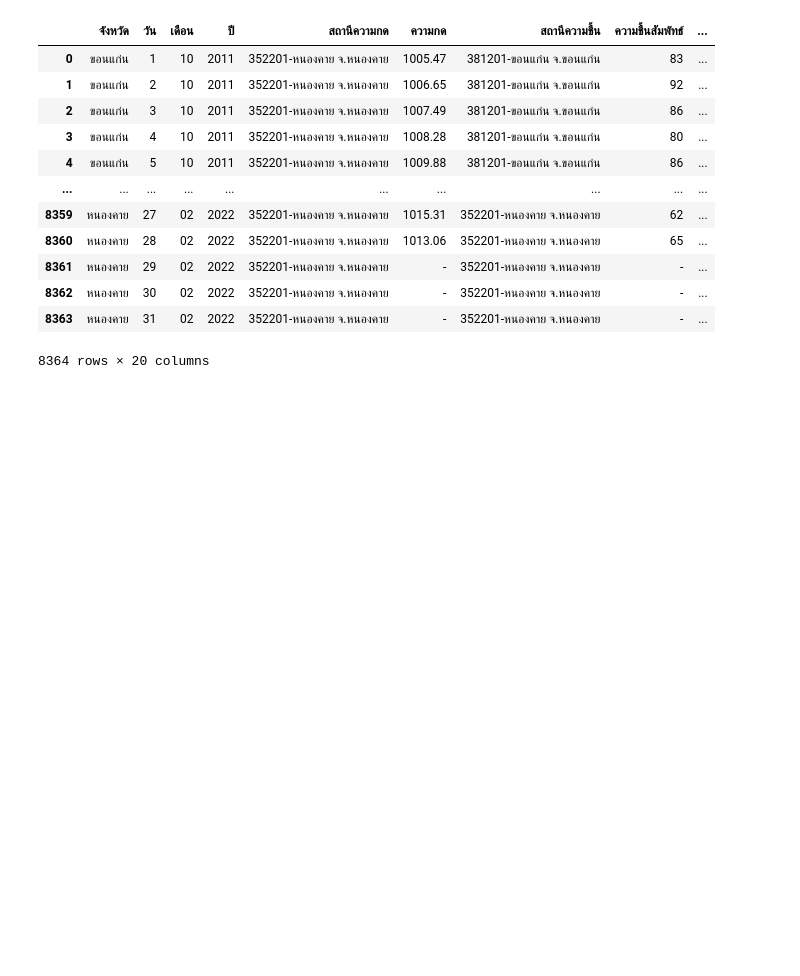
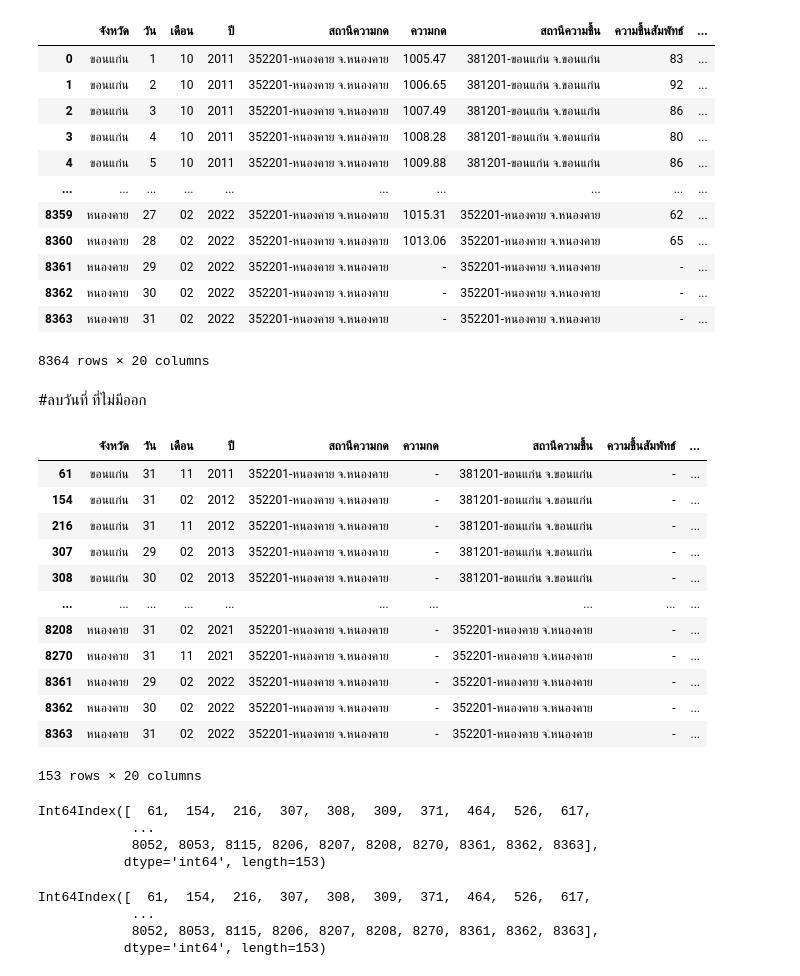
Before and after one commit to bunnybbear/bsc_dpdm22, a Jupyter notebook: QUIZ_GROUP.ipynb, the cells around one changed output. Drawn from its saved outputs; the diff is of its cells as text; code cells hidden in the pictures; blank space fills up the shorter version.

```diff
--- a/QUIZ_GROUP.ipynb
+++ b/QUIZ_GROUP.ipynb
@@ -1568,3 +1574,29 @@ table_merge4
 | 8362 | หนองคาย | 30 | 02 | 2022 | 352201-หนองคาย จ.หนองคาย | - | 352201-หนองคาย จ.หนองคาย | - | ... |
 | 8363 | หนองคาย | 31 | 02 | 2022 | 352201-หนองคาย จ.หนองคาย | - | 352201-หนองคาย จ.หนองคาย | - | ... |
 8364 rows × 20 columns
+# %% [markdown]
+#ลบวันที่ ที่ไม่มีออก
+# %%
+check_null = table_merge4[table_merge4['ความกด' or 'ความชื้นสัมพัทธ์'or'ความเร็วลม'or'จำนวนเมฆ'or'ปริมาณฝน'or'อุณหภูมิจุดน้ำค้าง'or'อุณหภูมิต่ำสุด'or'อุณหภูมิตุ้มแห้ง']=='-']
+check_null
+# %% [output]
+|  | จังหวัด | วัน | เดือน | ปี | สถานีความกด | ความกด | สถานีความชื้น | ความชื้นสัมพัทธ์ | ... |
+| 61 | ขอนแก่น | 31 | 11 | 2011 | 352201-หนองคาย จ.หนองคาย | - | 381201-ขอนแก่น จ.ขอนแก่น | - | ... |
+| 154 | ขอนแก่น | 31 | 02 | 2012 | 352201-หนองคาย จ.หนองคาย | - | 381201-ขอนแก่น จ.ขอนแก่น | - | ... |
+| 216 | ขอนแก่น | 31 | 11 | 2012 | 352201-หนองคาย จ.หนองคาย | - | 381201-ขอนแก่น จ.ขอนแก่น | - | ... |
+| 307 | ขอนแก่น | 29 | 02 | 2013 | 352201-หนองคาย จ.หนองคาย | - | 381201-ขอนแก่น จ.ขอนแก่น | - | ... |
+| 308 | ขอนแก่น | 30 | 02 | 2013 | 352201-หนองคาย จ.หนองคาย | - | 381201-ขอนแก่น จ.ขอนแก่น | - | ... |
+| ... | ... | ... | ... | ... | ... | ... | ... | ... | ... |
+| 8208 | หนองคาย | 31 | 02 | 2021 | 352201-หนองคาย จ.หนองคาย | - | 352201-หนองคาย จ.หนองคาย | - | ... |
+| 8270 | หนองคาย | 31 | 11 | 2021 | 352201-หนองคาย จ.หนองคาย | - | 352201-หนองคาย จ.หนองคาย | - | ... |
+| 8361 | หนองคาย | 29 | 02 | 2022 | 352201-หนองคาย จ.หนองคาย | - | 352201-หนองคาย จ.หนองคาย | - | ... |
+| 8362 | หนองคาย | 30 | 02 | 2022 | 352201-หนองคาย จ.หนองคาย | - | 352201-หนองคาย จ.หนองคาย | - | ... |
+| 8363 | หนองคาย | 31 | 02 | 2022 | 352201-หนองคาย จ.หนองคาย | - | 352201-หนองคาย จ.หนองคาย | - | ... |
+153 rows × 20 columns
+# %%
+check_null.index
+# %% [output]
+Int64Index([  61,  154,  216,  307,  308,  309,  371,  464,  526,  617,
+            ...
+            8052, 8053, 8115, 8206, 8207, 8208, 8270, 8361, 8362, 8363],
+           dtype='int64', length=153)
@@ -1570,0 +1605,7 @@ table_merge4
+# %%
+IO
+# %% [output]
+Int64Index([  61,  154,  216,  307,  308,  309,  371,  464,  526,  617,
+            ...
+            8052, 8053, 8115, 8206, 8207, 8208, 8270, 8361, 8362, 8363],
+           dtype='int64', length=153)
```
Also changed, not shown: parts of 7 cells of this notebook.
